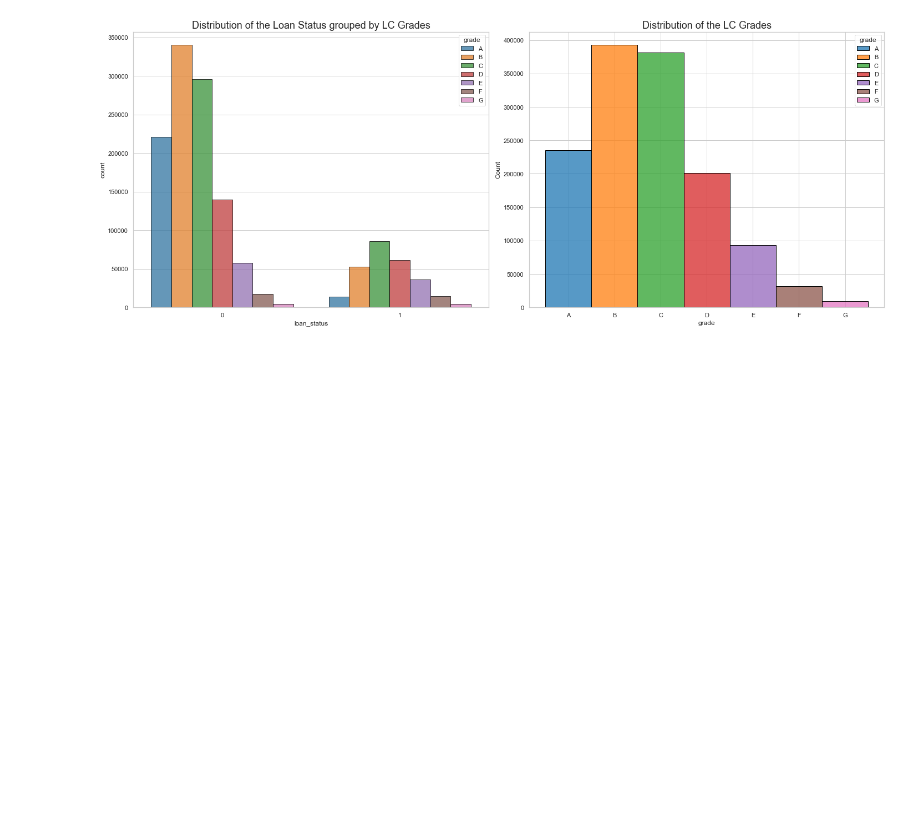
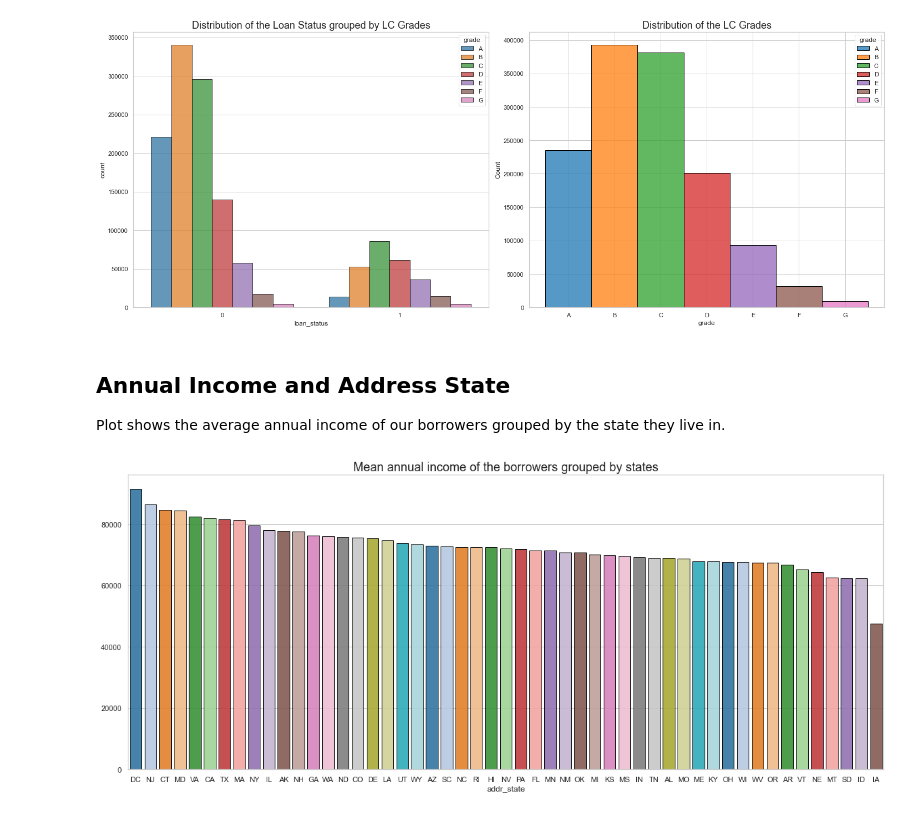
Before and after one commit to negralessio/advanced-ml-final-project, a Jupyter notebook: notebooks/eda.ipynb, the cells around one changed output. Saved outputs shown, nothing was run; the diff lists cells and outputs as text; code cells hidden in the pictures; blank space fills up the shorter version.

Commit message:
Added Mean Annual Income and Address State Analysis.

```diff
--- a/notebooks/eda.ipynb
+++ b/notebooks/eda.ipynb
@@ -81,3 +83,22 @@ fig.tight_layout()
 plt.show()
 # %% [output]
 [figure]
+# %% [markdown]
+## Annual Income and Address State
+Plot shows the average annual income of our borrowers grouped by the state they live in.
+# %%
+# Get mean of annual income grouped by addr_state
+mean_annual_income_addr_state_df = df.groupby('addr_state')['annual_inc'].mean().sort_values(ascending=False)
+# Attention: Address State 'IA' has only 7 observations, while the rest has at least 2000.
+
+# Plot settings
+plt.figure(figsize=(20,8))
+plt.title("Mean annual income of the borrowers grouped by states", size=18)
+sns.barplot(x = mean_annual_income_addr_state_df.keys(),
+            y = mean_annual_income_addr_state_df.values,
+            palette="tab20",
+            alpha=0.9,
+            edgecolor="black")
+plt.show()
+# %% [output]
+[figure, added]
```
Also changed, not shown: parts of 4 cells of this notebook.
